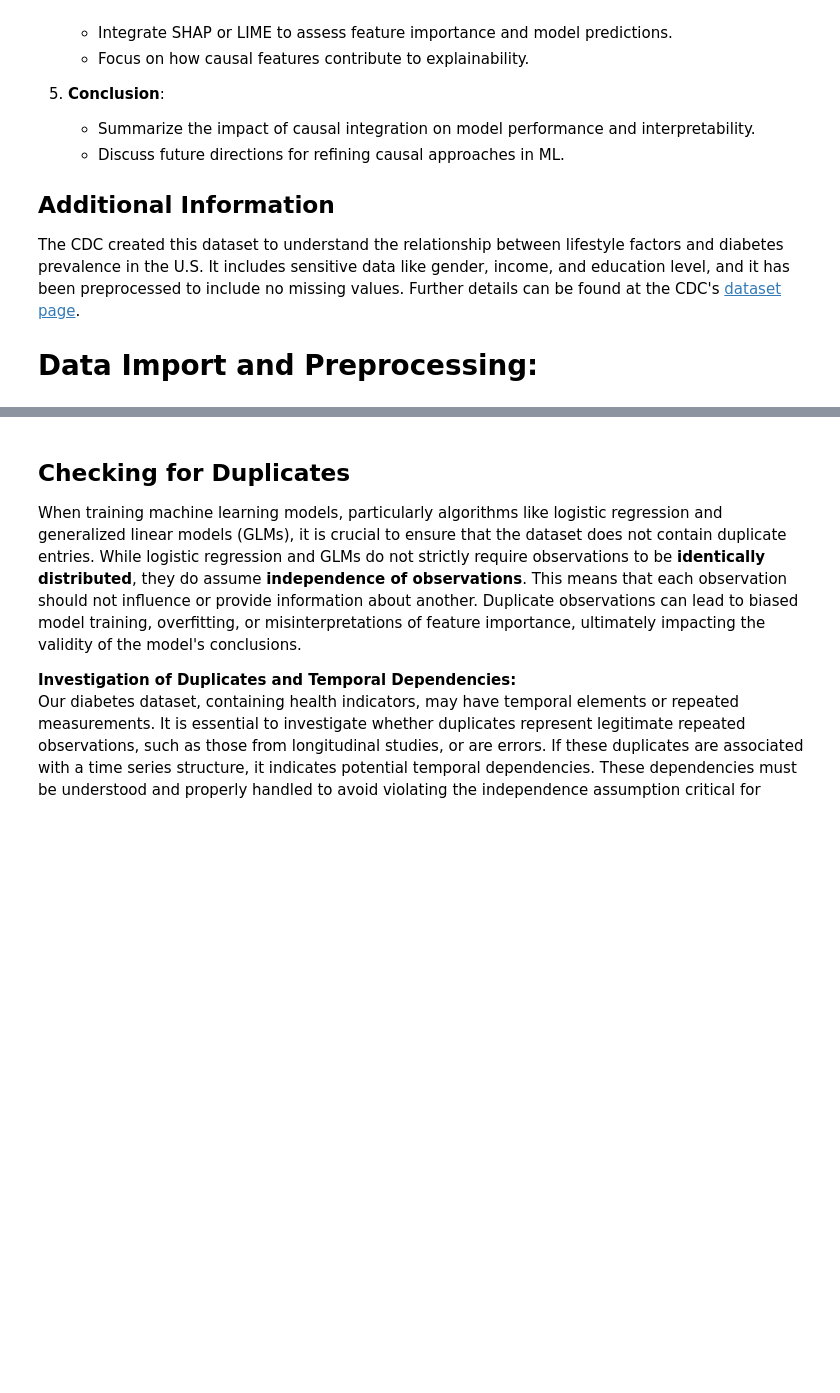
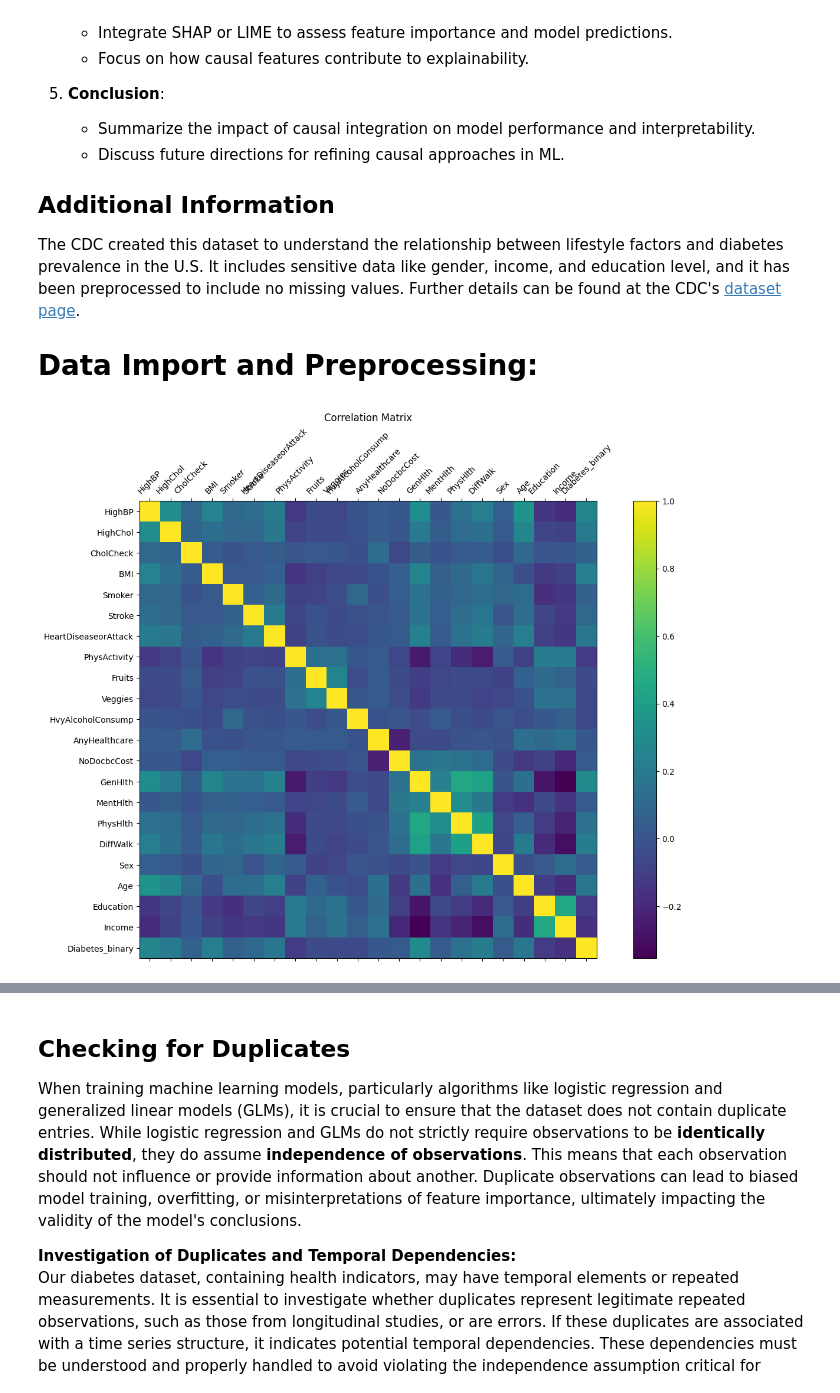
Before and after one commit to bcwein/PCS956-Project, a Jupyter notebook: notebooks/exploration.ipynb, the cells around one changed output, grey strips where cells are left out. Saved outputs shown, nothing was run; the diff lists cells and outputs as text; code cells hidden in the pictures; blank space fills up the shorter version.

```diff
--- a/notebooks/exploration.ipynb
+++ b/notebooks/exploration.ipynb
@@ -62,21 +62,50 @@ The CDC created this dataset to understand the relationship between lifestyle fa
 
 # **Data Import and Preprocessing**:
 # %%
+# Data manipulation and analysis
 import pandas as pd
-from scipy.stats import spearmanr
+import numpy as np
+
+# Visualization
+import matplotlib.pyplot as plt
+import seaborn as sns
+from IPython.display import Image
+
+# Machine learning and model evaluation
+from sklearn.ensemble import RandomForestClassifier
+from sklearn.model_selection import train_test_split, cross_val_score
+from sklearn.metrics import (
+    classification_report, roc_curve, auc, roc_auc_score,
+    precision_score, recall_score, f1_score
+)
+from imblearn.over_sampling import SMOTE
+
+# Statistical models
+import statsmodels.api as sm
+
+# Causal inference and Bayesian models
 from pgmpy.models import BayesianNetwork
-import networkx as nx
-import matplotlib.pyplot as plt
-from preprocessing.dag_validation import run_dag_validation_tests
+from pgmpy.estimators import PC
+from pgmpy.estimators.CITests import chi_square, pearsonr
 
 # Load the data as per the instructions provided
 from ucimlrepo import fetch_ucirepo
 cdc_diabetes_health_indicators = fetch_ucirepo(id=891)
 X = cdc_diabetes_health_indicators.data.features
 y = cdc_diabetes_health_indicators.data.targets
 
 # Add the target variable 'Diabetes_binary' to the dataset for correlation analysis
 X = X.assign(Diabetes_binary=y)
 
 # Calculate the Spearman correlation matrix for the dataset
 correlation_matrix = X.corr(method='spearman')
+
+f = plt.figure(figsize=(16, 10))
+plt.matshow(correlation_matrix, fignum=f.number)
+plt.xticks(range(X.select_dtypes(['number']).shape[1]), X.select_dtypes(['number']).columns, fontsize=10, rotation=45)
+plt.yticks(range(X.select_dtypes(['number']).shape[1]), X.select_dtypes(['number']).columns, fontsize=10)
+cb = plt.colorbar()
+cb.ax.tick_params(labelsize=10)
+plt.title('Correlation Matrix', fontsize=12);
+# %% [output]
+[figure, added]
```
Also changed, not shown: parts of 46 cells of this notebook, 10 other files.
